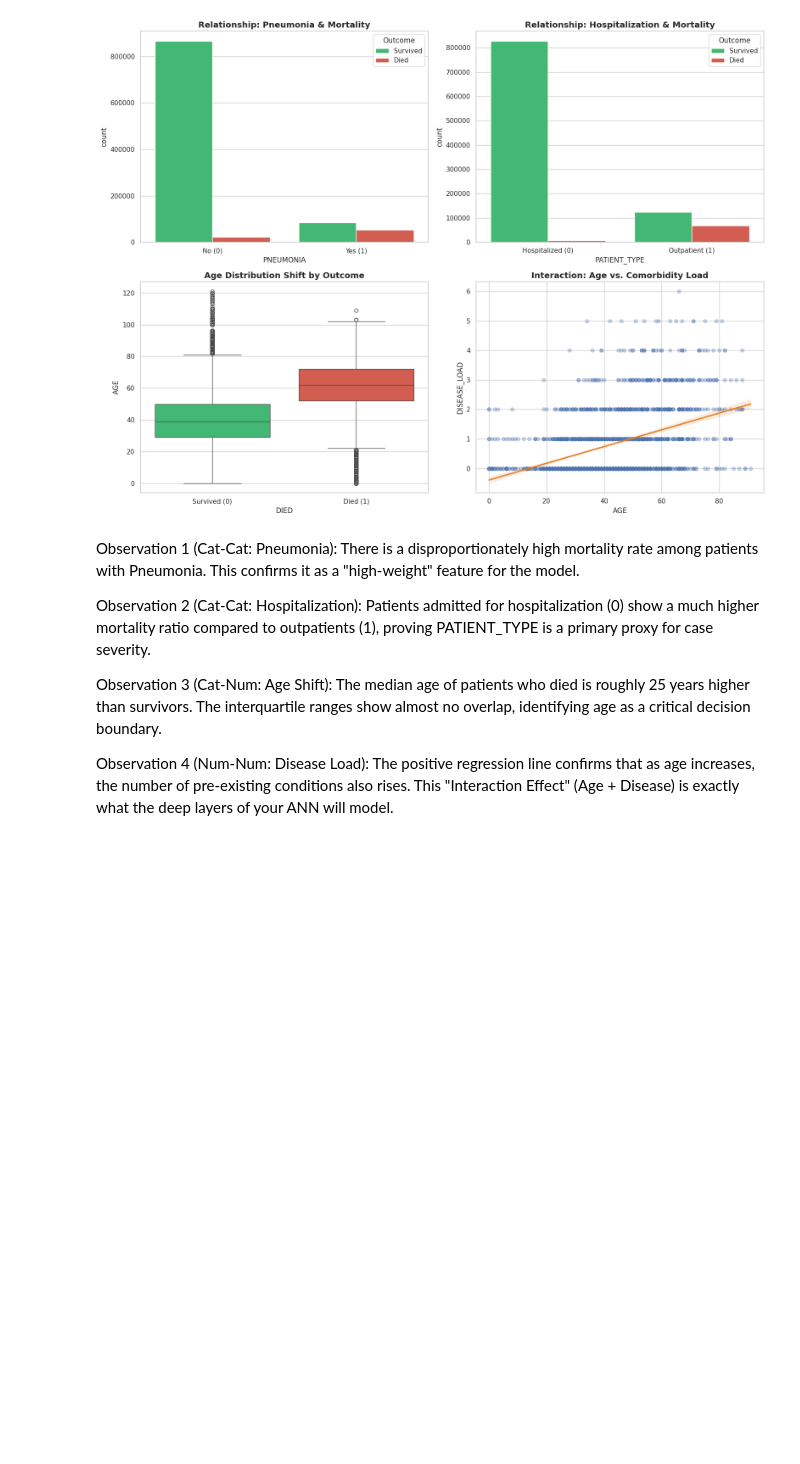
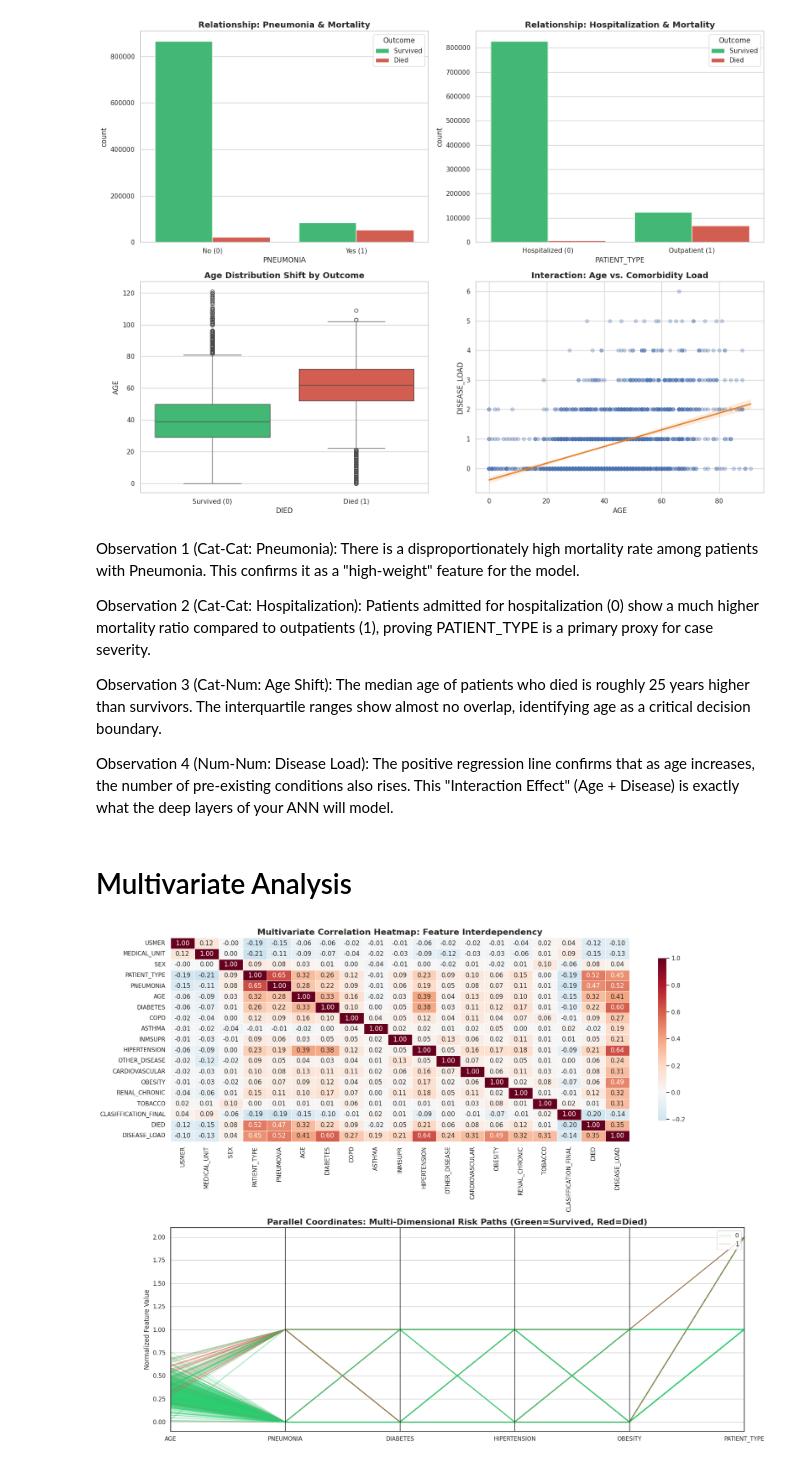
Before and after one commit to Rohit-Girhe/Covid-19-Mexico-Dataset-Analysis, a Jupyter notebook: Notebook/Cleaning_and_analysis.ipynb, the cells around one changed output. Cells and saved outputs as stored; diff of their text form; code cells hidden in the pictures; blank space fills up the shorter version.

```diff
--- a/Notebook/Cleaning_and_analysis.ipynb
+++ b/Notebook/Cleaning_and_analysis.ipynb
@@ -474,3 +474,42 @@ Observation 2 (Cat-Cat: Hospitalization): Patients admitted for hospitalization
 Observation 3 (Cat-Num: Age Shift): The median age of patients who died is roughly 25 years higher than survivors. The interquartile ranges show almost no overlap, identifying age as a critical decision boundary.
 
 Observation 4 (Num-Num: Disease Load): The positive regression line confirms that as age increases, the number of pre-existing conditions also rises. This "Interaction Effect" (Age + Disease) is exactly what the deep layers of your ANN will model.
+# %% [markdown]
+# Multivariate Analysis
+# %%
+import matplotlib.pyplot as plt
+import seaborn as sns
+import pandas as pd
+from pandas.plotting import parallel_coordinates
+
+# Set visual style
+sns.set_theme(style="white")
+fig = plt.figure(figsize=(18, 14))
+
+# --- 1. Multivariate Correlation Heatmap ---
+plt.subplot(2, 1, 1)
+corr = df.corr()
+# Using a diverging color map (RdBu) to clearly see positive vs negative correlations
+mask = corr == 1.0 # Optional: mask the diagonal if desired
+sns.heatmap(corr, annot=True, fmt=".2f", cmap='RdBu_r', center=0,
+            linewidths=0.5, cbar_kws={"shrink": .8})
+plt.title('Multivariate Correlation Heatmap: Feature Interdependency', fontsize=16, fontweight='bold')
+
+# --- 2. Parallel Coordinates Plot (Expert Technique) ---
+# We select the top 5 clinical drivers + Age to keep the visual clean
+plt.subplot(2, 1, 2)
+cols_to_viz = ['AGE', 'PNEUMONIA', 'DIABETES', 'HIPERTENSION', 'OBESITY', 'PATIENT_TYPE', 'DIED']
+# Normalize AGE for the plot so it fits the 0-1 scale of other features
+df_norm = df[cols_to_viz].copy()
+df_norm['AGE'] = (df_norm['AGE'] - df_norm['AGE'].min()) / (df_norm['AGE'].max() - df_norm['AGE'].min())
+
+# Plotting a sample of 500 rows to ensure the visual is readable
+parallel_coordinates(df_norm.sample(500, random_state=42), 'DIED',
+                     color=('#2ECC71', '#E74C3C'), alpha=0.3)
+plt.title('Parallel Coordinates: Multi-Dimensional Risk Paths (Green=Survived, Red=Died)', fontsize=16, fontweight='bold')
+plt.ylabel('Normalized Feature Value')
+
+plt.tight_layout()
+plt.show()
+# %% [output]
+[figure, added]
```
Also changed, not shown: parts of 2 cells of this notebook, 2 other files.
